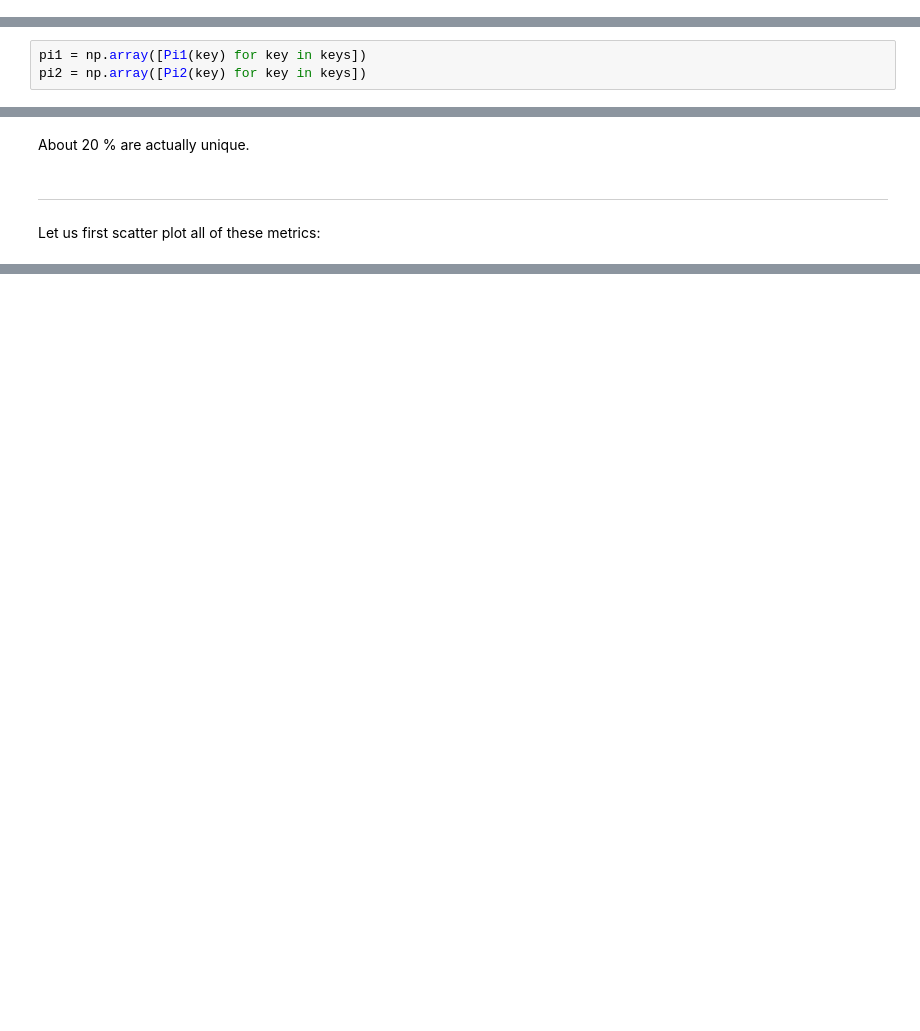
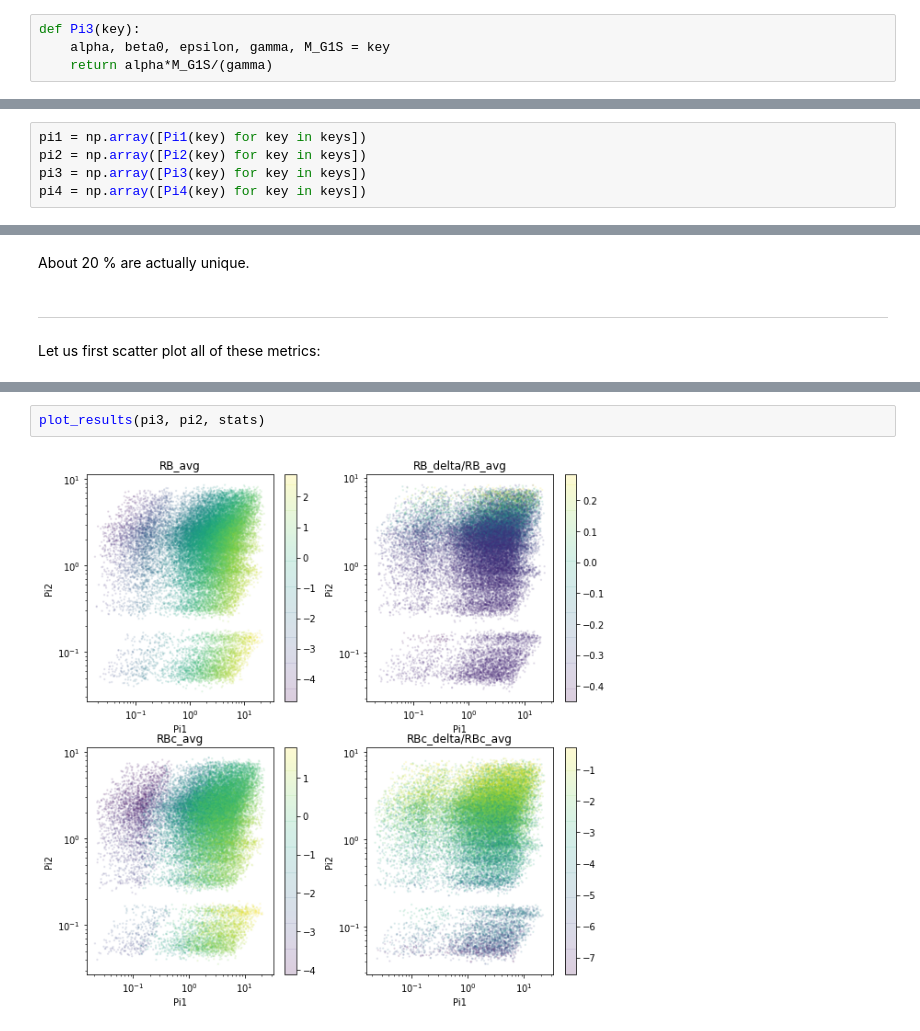
Before and after one commit to LucasFuentesValenzuela/RB_model, a Jupyter notebook: Test_model_results.ipynb, the cells around one changed output, grey strips where cells are left out. Drawn from its saved outputs; the diff is of its cells as text; blank space fills up the shorter version.

```diff
--- a/Test_model_results.ipynb
+++ b/Test_model_results.ipynb
@@ -42,3 +42,7 @@ def Pi1(key):
 def Pi2(key):
     alpha, beta0, epsilon, gamma, M_G1S = key
     return beta0/gamma
+# %%
+def Pi3(key):
+    alpha, beta0, epsilon, gamma, M_G1S = key
+    return alpha*M_G1S/(gamma)
@@ -49,6 +57,8 @@ keys = list(stats.keys())
 # %%
 pi1 = np.array([Pi1(key) for key in keys])
 pi2 = np.array([Pi2(key) for key in keys])
+pi3 = np.array([Pi3(key) for key in keys])
+pi4 = np.array([Pi4(key) for key in keys])
 # %%
 pairs = list(zip(pi1, pi2))
 # %%
@@ -74,0 +83,4 @@ plt.yscale('log')
+# %%
+plot_results(pi3, pi2, stats)
+# %% [output]
+[figure, added]
```
Also changed, not shown: parts of 13 cells of this notebook, 1 other file.
